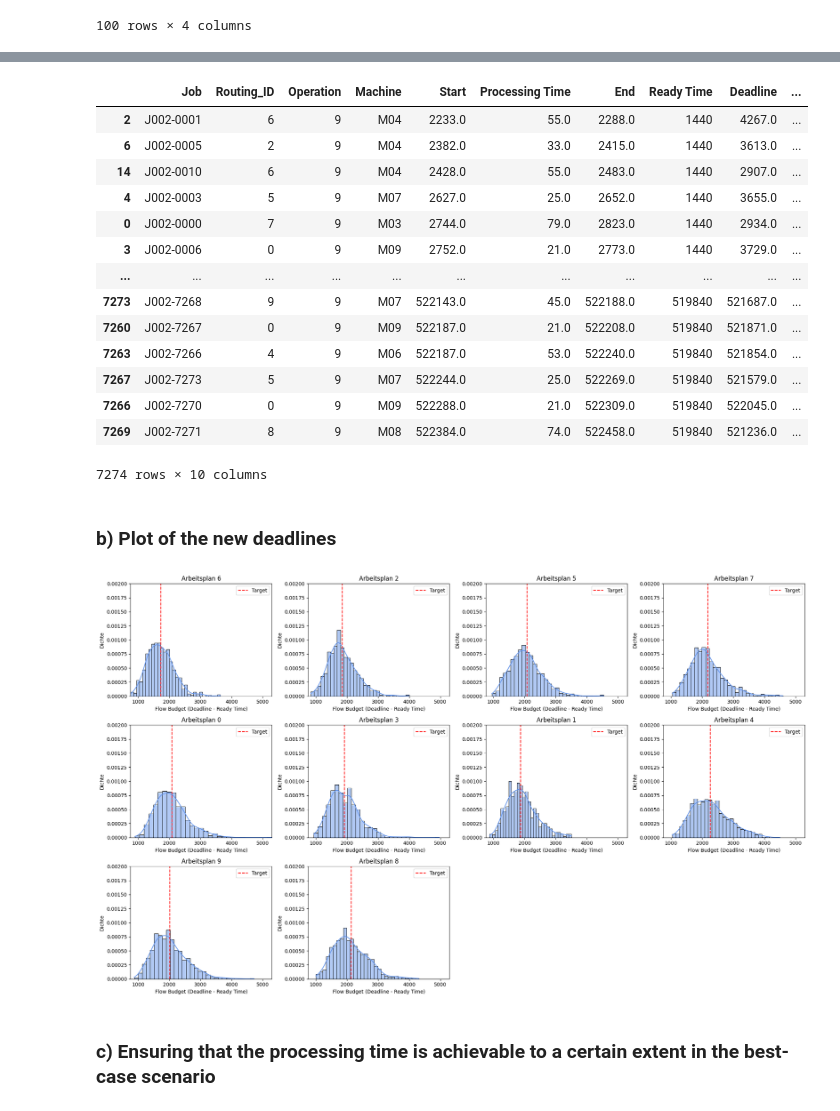
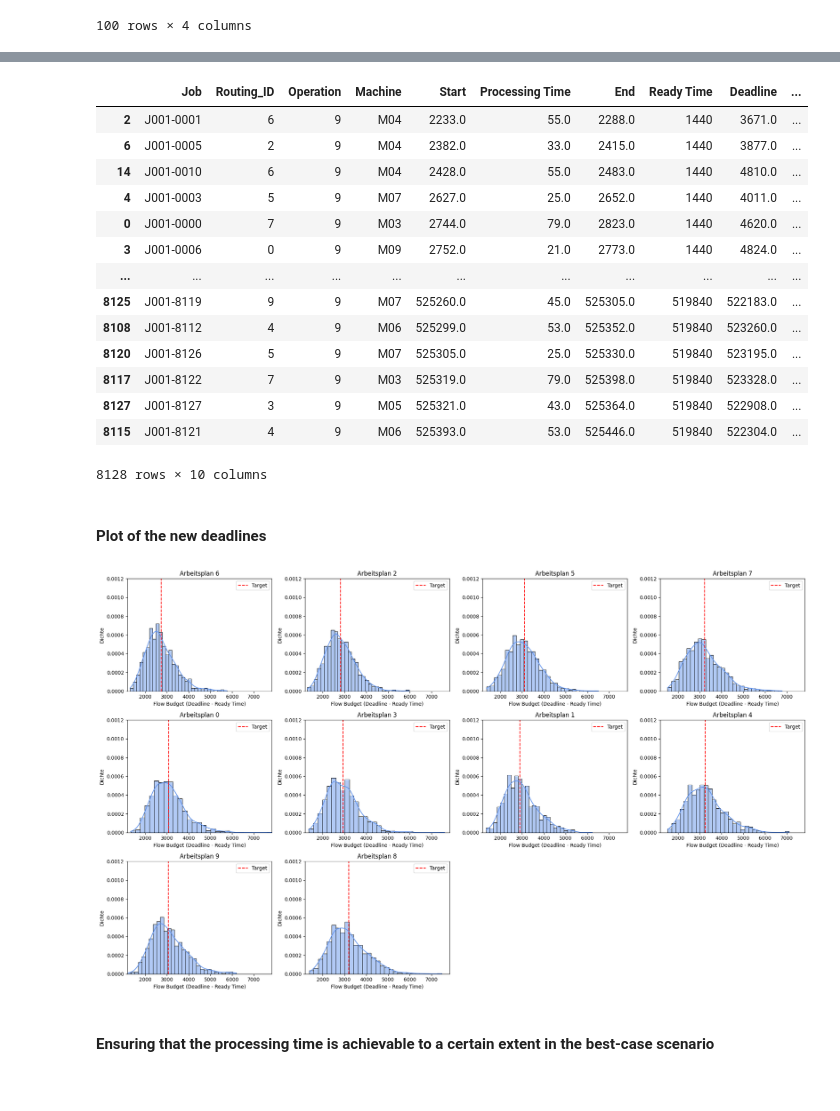
Before and after one commit to konrad-adamski/HTWD_Minimalinvasives_Job-Shop_Scheduling, a Jupyter notebook: notebooks/00_Data Preparation and Preprocessing/03_Deadlines_by_FCFS_Simulation.ipynb, the cells around one changed output, grey strips where cells are left out. Drawn from its saved outputs; the diff is of its cells as text; code cells hidden in the pictures.

```diff
--- a/notebooks/00_Data Preparation and Preprocessing/03_Deadlines_by_FCFS_Simulation.ipynb
+++ b/notebooks/00_Data Preparation and Preprocessing/03_Deadlines_by_FCFS_Simulation.ipynb
@@ -39,7 +41,7 @@ RoutingCollection(routings).to_dataframe()
 | 99 | 9 | 9 | M07 | 45 |
 100 rows × 4 columns
 # %%
-experiment = ExperimentInitializer.add_experiment(total_shift_number=360, max_bottleneck_utilization=0.90)
+experiment = ExperimentInitializer.add_experiment(total_shift_number=360, max_bottleneck_utilization=1.0)
 experiment_id = experiment.id
 experiment
 # %% [output]
@@ -153,29 +155,29 @@ df_jobs_times = add_groupwise_lognormal_deadlines_by_group_mean(df_jobs_times_te
 df_jobs_times
 # %% [output]
 |  | Job | Routing_ID | Operation | Machine | Start | Processing Time | End | Ready Time | Deadline | ... |
-| 2 | J002-0001 | 6 | 9 | M04 | 2233.0 | 55.0 | 2288.0 | 1440 | 4267.0 | ... |
-| 6 | J002-0005 | 2 | 9 | M04 | 2382.0 | 33.0 | 2415.0 | 1440 | 3613.0 | ... |
-| 14 | J002-0010 | 6 | 9 | M04 | 2428.0 | 55.0 | 2483.0 | 1440 | 2907.0 | ... |
-| 4 | J002-0003 | 5 | 9 | M07 | 2627.0 | 25.0 | 2652.0 | 1440 | 3655.0 | ... |
-| 0 | J002-0000 | 7 | 9 | M03 | 2744.0 | 79.0 | 2823.0 | 1440 | 2934.0 | ... |
-| 3 | J002-0006 | 0 | 9 | M09 | 2752.0 | 21.0 | 2773.0 | 1440 | 3729.0 | ... |
+| 2 | J001-0001 | 6 | 9 | M04 | 2233.0 | 55.0 | 2288.0 | 1440 | 3671.0 | ... |
+| 6 | J001-0005 | 2 | 9 | M04 | 2382.0 | 33.0 | 2415.0 | 1440 | 3877.0 | ... |
+| 14 | J001-0010 | 6 | 9 | M04 | 2428.0 | 55.0 | 2483.0 | 1440 | 4810.0 | ... |
+| 4 | J001-0003 | 5 | 9 | M07 | 2627.0 | 25.0 | 2652.0 | 1440 | 4011.0 | ... |
+| 0 | J001-0000 | 7 | 9 | M03 | 2744.0 | 79.0 | 2823.0 | 1440 | 4620.0 | ... |
+| 3 | J001-0006 | 0 | 9 | M09 | 2752.0 | 21.0 | 2773.0 | 1440 | 4824.0 | ... |
 | ... | ... | ... | ... | ... | ... | ... | ... | ... | ... | ... |
-| 7273 | J002-7268 | 9 | 9 | M07 | 522143.0 | 45.0 | 522188.0 | 519840 | 521687.0 | ... |
-| 7260 | J002-7267 | 0 | 9 | M09 | 522187.0 | 21.0 | 522208.0 | 519840 | 521871.0 | ... |
-| 7263 | J002-7266 | 4 | 9 | M06 | 522187.0 | 53.0 | 522240.0 | 519840 | 521854.0 | ... |
-| 7267 | J002-7273 | 5 | 9 | M07 | 522244.0 | 25.0 | 522269.0 | 519840 | 521579.0 | ... |
-| 7266 | J002-7270 | 0 | 9 | M09 | 522288.0 | 21.0 | 522309.0 | 519840 | 522045.0 | ... |
-| 7269 | J002-7271 | 8 | 9 | M08 | 522384.0 | 74.0 | 522458.0 | 519840 | 521236.0 | ... |
+| 8125 | J001-8119 | 9 | 9 | M07 | 525260.0 | 45.0 | 525305.0 | 519840 | 522183.0 | ... |
+| 8108 | J001-8112 | 4 | 9 | M06 | 525299.0 | 53.0 | 525352.0 | 519840 | 523260.0 | ... |
+| 8120 | J001-8126 | 5 | 9 | M07 | 525305.0 | 25.0 | 525330.0 | 519840 | 523195.0 | ... |
+| 8117 | J001-8122 | 7 | 9 | M03 | 525319.0 | 79.0 | 525398.0 | 519840 | 523328.0 | ... |
+| 8127 | J001-8127 | 3 | 9 | M05 | 525321.0 | 43.0 | 525364.0 | 519840 | 522908.0 | ... |
+| 8115 | J001-8121 | 4 | 9 | M06 | 525393.0 | 53.0 | 525446.0 | 519840 | 522304.0 | ... |
-7274 rows × 10 columns
+8128 rows × 10 columns
 # %% [markdown]
-### b) Plot of the new deadlines
+####  Plot of the new deadlines
 # %%
-plotfig_empirical_flow_budget_distributions(df_jobs_times, y_max=0.002)
+plotfig_empirical_flow_budget_distributions(df_jobs_times, y_max=0.0012)
 plt.show()
 # %% [output]
-[figure, old version]
+[figure, new version]
 # %% [markdown]
-### c) Ensuring that the processing time is achievable to a certain extent in the best-case scenario
+#### Ensuring that the processing time is achievable to a certain extent in the best-case scenario
 # %%
 # min. 100 % of processing time for each job is covered in best-case
 df_jobs_times_final = ensure_reasonable_deadlines(df_jobs_times, min_coverage = 1.0)
```
Also changed, not shown: parts of 19 cells of this notebook, 5 other files.
